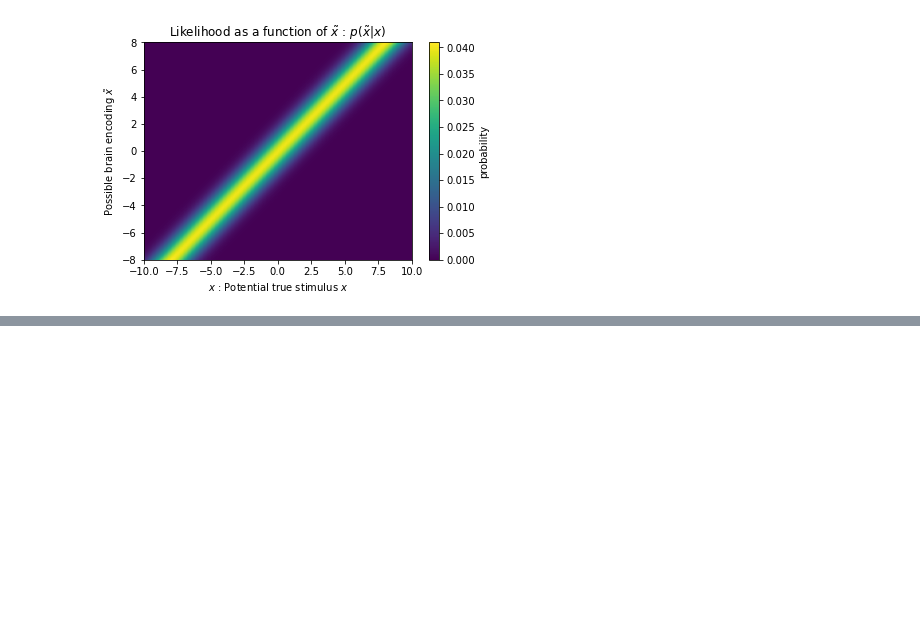
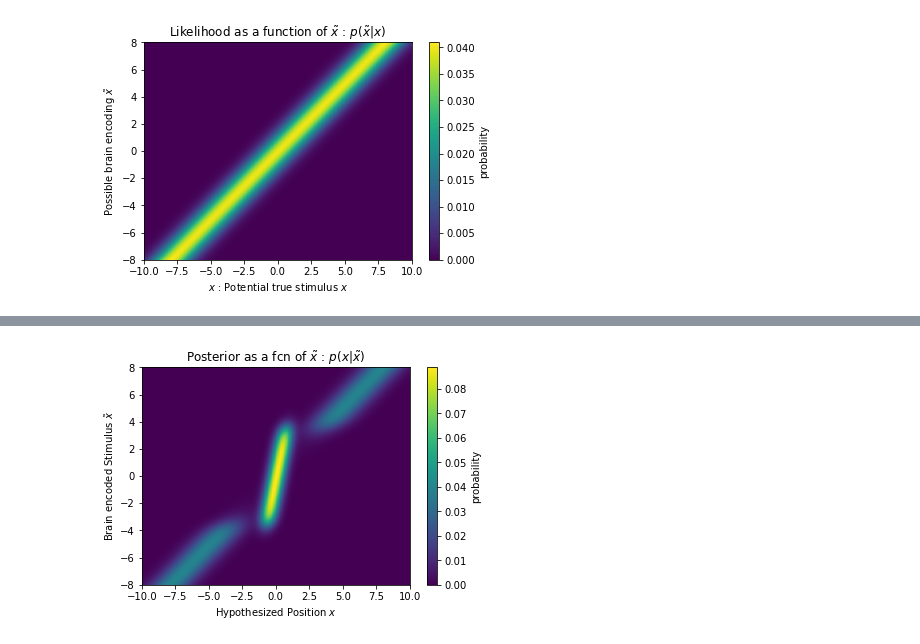
Before and after one commit to Lara-Mazy/Modelling_project1, a Jupyter notebook: TP2.ipynb, the cells around one changed output, grey strips where cells are left out. Drawn from its saved outputs; the diff is of its cells as text; code cells hidden in the pictures; blank space fills up the shorter version.

```diff
--- a/TP2.ipynb
+++ b/TP2.ipynb
@@ -312,0 +384,15 @@ Take home message
+# %%
+def calculate_posterior_array(prior_array, likelihood_array):
+
+    posterior_array = prior_array * likelihood_array
+    posterior_array /= posterior_array.sum(axis=1, keepdims=True)  # normalize each row separately
+
+    return posterior_array
+
+posterior_array = calculate_posterior_array(prior_array, likelihood_array)
+plot_myarray(posterior_array,
+               'Hypothesized Position $x$',
+               'Brain encoded Stimulus $\~x$',
+               'Posterior as a fcn of $\~x$ : $p(x | \~x)$')
+# %% [output]
+[figure, added]
```
Also changed, not shown: parts of 13 cells of this notebook, 1 other file.
